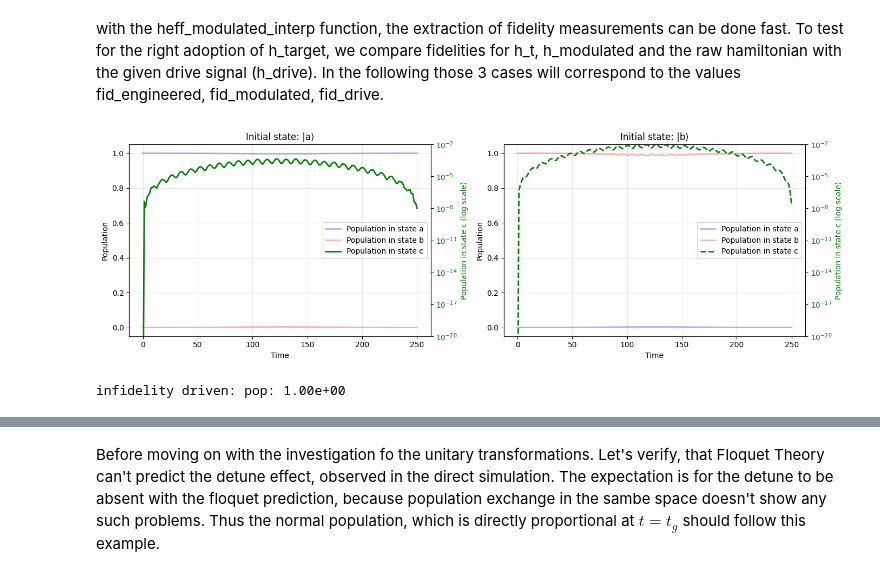
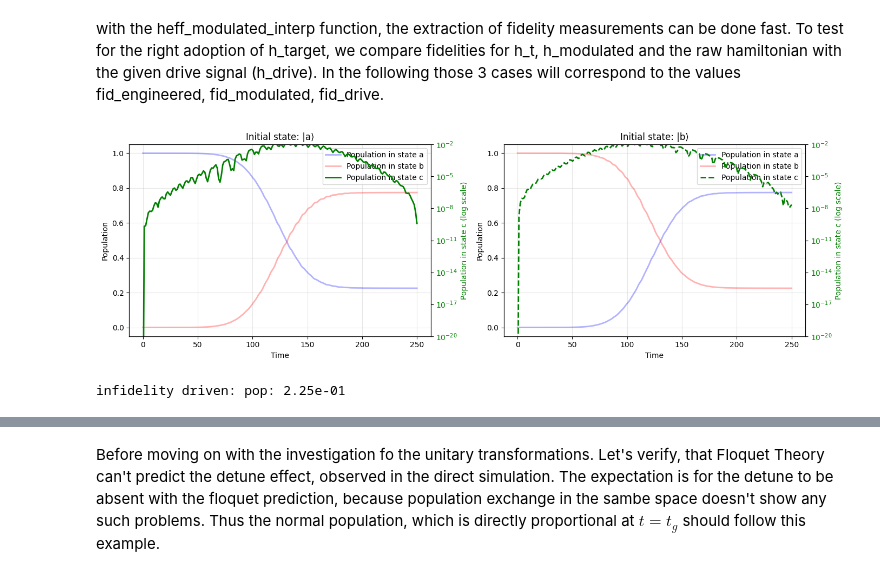
Before and after one commit to FlorianMaier04/TransmonCouplerSimulation, a Jupyter notebook: heff.ipynb, the cells around one changed output, grey strips where cells are left out. Drawn from its saved outputs; the diff is of its cells as text; code cells hidden in the pictures.

```diff
--- a/heff.ipynb
+++ b/heff.ipynb
@@ -29,7 +81,7 @@ rrr, Delta
 # %%
 # with a given gate time we compute the fidelity for cos drive and drag drive
-def compute_htarget(tg, use_drag=True):
-    ht, ht_args = h_target(Delta, rrr, tg, use_drag = use_drag, sigma_r = sigma)
+def compute_htarget(tg):
+    ht, ht_args = h_target(Delta, rrr, tg, sigma_r = sigma)
     return ht, ht_args
 ht, args = compute_htarget(tg)
 # %%
@@ -115,6 +167,27 @@ def heff_fit(coeffs, wd, amp):
             ar**2*ai, ar*ai**2,
             wd*ar*ai])
     return np.array(x) @ coeffs
+
+def heff_fit_ad_corrected(i, j, wd, amp, dwd, damp, t):
+    coeffs = None
+    si = None
+    sj = None
+    match (i, j):
+        case (0,0):
+            coeffs = coeffs00
+            si, sj = (s.state_a, s.state_a)
+        case (1,1):
+            coeffs = coeffs11
+            si, sj = (s.state_b, s.state_b)
+        case (0,1):
+            coeffs = coeffs01
+            si, sj = (s.state_a, s.state_b)
+    base = heff_fit(coeffs, wd, amp)
+    V_posharm = (amp/2) * s.V1_dressed_array
+    for r_corr in range(s.order):
+        base -= Heff_ad_correction_Floquet(r_corr, si, sj, wd, amp, dwd, damp, t,
+                                           s.resonances, s.E_array, V_posharm, None, analytics=False, rW=r_corr)
+    return base
 # %% [output]
 Coefficients loaded from /Users/florianmaier/Library/CloudStorage/OneDrive-TUM/ba/quantum_information_ba/TransmonCouplerSimulation/operational_res/heff_coefficients.pkl
 # %% [markdown]
@@ -169,9 +249,10 @@ def compute_pulse_shape(tlist, ht_func):
     drive_freq_precomputed = []
     drive_amp_real_precomputed = []
     drive_amp_imag_precomputed = []
-    for t in (tlist):
-        res = find_parameter_change_fit(cos_wd, ht_func(t), prev_solution=prev_sol)
-        freq= cos_wd + res['dw']
+    dt = tg / N_t
+    for t in tqdm(tlist):
+        res = find_parameter_change_fit(ht_func(t), prev_sol, t, dt)
+        freq= res['dw']
         amp_real = res['dar']
         amp_imag = res['dai']
         drive_freq_precomputed.append(freq)
@@ -181,6 +262,7 @@ def compute_pulse_shape(tlist, ht_func):
     return np.array(drive_freq_precomputed), np.array(drive_amp_real_precomputed), np.array(drive_amp_imag_precomputed)
 
 force_computation = True
+force_computation = False
 heff_file = coeff_dir / f"precomputed_heff_modulated{tg}_{N_t}.pkl"
 
 if heff_file.exists() and not force_computation:
@@ -215,8 +297,12 @@ def drive_signal_interp(t, freq = drive_freq_precomputed, amp_real = drive_amp_r
     wd = (1 - alpha) * freq[idx] + alpha * freq[idx + 1]
     ar = (1 - alpha) * amp_real[idx] + alpha * amp_real[idx + 1]
     ai = (1 - alpha) * amp_imag[idx] + alpha * amp_imag[idx + 1]
-    return [freq[150]+0.002, (ar+1j*ai)]
-    # return [wd, (ar + 1j*ai)]
+    # return [freq[150]-0.002, (ar+1j*ai)]
+
+    wd = cos_wd
+    # ar = cos_amp
+    ai = 0
+    return [wd, (ar + 1j*ai)]
 # %%
 
 def plot_tg_fid_curve_direct(n, tg_min = 200, tg_max = 1000):
@@ -333,12 +373,12 @@ with the heff_modulated_interp function, the extraction of fidelity measurements
 # %%
 # simulate the result directly over H0 and V1 from s
 def signal(t, args=None):
     s = drive_signal_interp(t)
-    return (np.real(s[1]) * np.cos((s[0]+0.00)*t) + np.imag(s[1]) * np.sin(s[0]*t))
+    return (np.real(s[1]) * np.cos((s[0])*t) + np.imag(s[1]) * np.sin(s[0]*t))
 lh = [s.H0, [s.V1, signal]]
 f_d = extract_fidelity(lh, tlist, s=s)
 fpop_d = extract_pop_fid(lh, tlist, plot=True, plot_c=True, s=s)['iswap_fidelity']
 print(f"infidelity driven: pop: {(1-fpop_d):.2e}")
 # %% [output]
-[figure, old version]
+[figure, new version]
-infidelity driven: pop: 1.00e+00
+infidelity driven: pop: 2.25e-01
```
Also changed, not shown: parts of 19 cells of this notebook, 14 other files.
